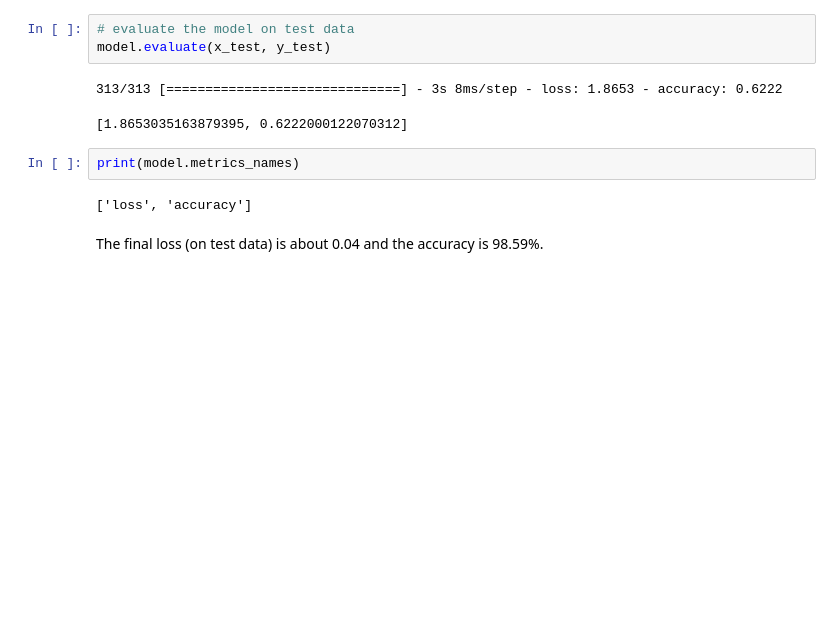
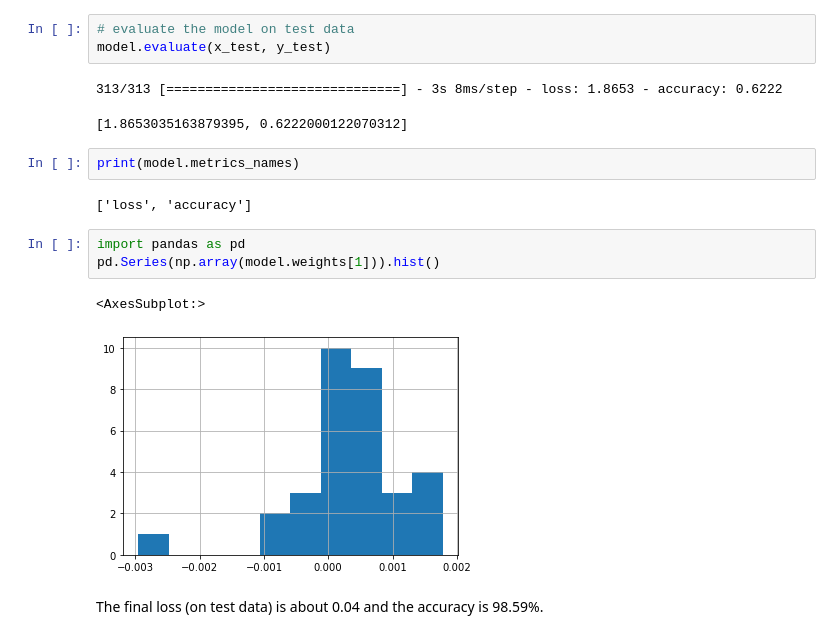
Before and after one commit to a1rishav/ds_ml, a Jupyter notebook: cnn/Building+a+CNN+-+MNIST.ipynb, the cells around one changed output. Drawn from its saved outputs; the diff is of its cells as text; blank space fills up the shorter version.

```diff
--- a/cnn/Building+a+CNN+-+MNIST.ipynb
+++ b/cnn/Building+a+CNN+-+MNIST.ipynb
@@ -251,5 +271,11 @@ model.evaluate(x_test, y_test)
 print(model.metrics_names)
 # %% [output]
 ['loss', 'accuracy']
+# %%
+import pandas as pd
+pd.Series(np.array(model.weights[1])).hist()
+# %% [output]
+<AxesSubplot:>
+[figure, added]
 # %% [markdown]
 The final loss (on test data) is about 0.04 and the accuracy is 98.59%.
```
Also changed, not shown: parts of 1 cell of this notebook, 2 other files.
